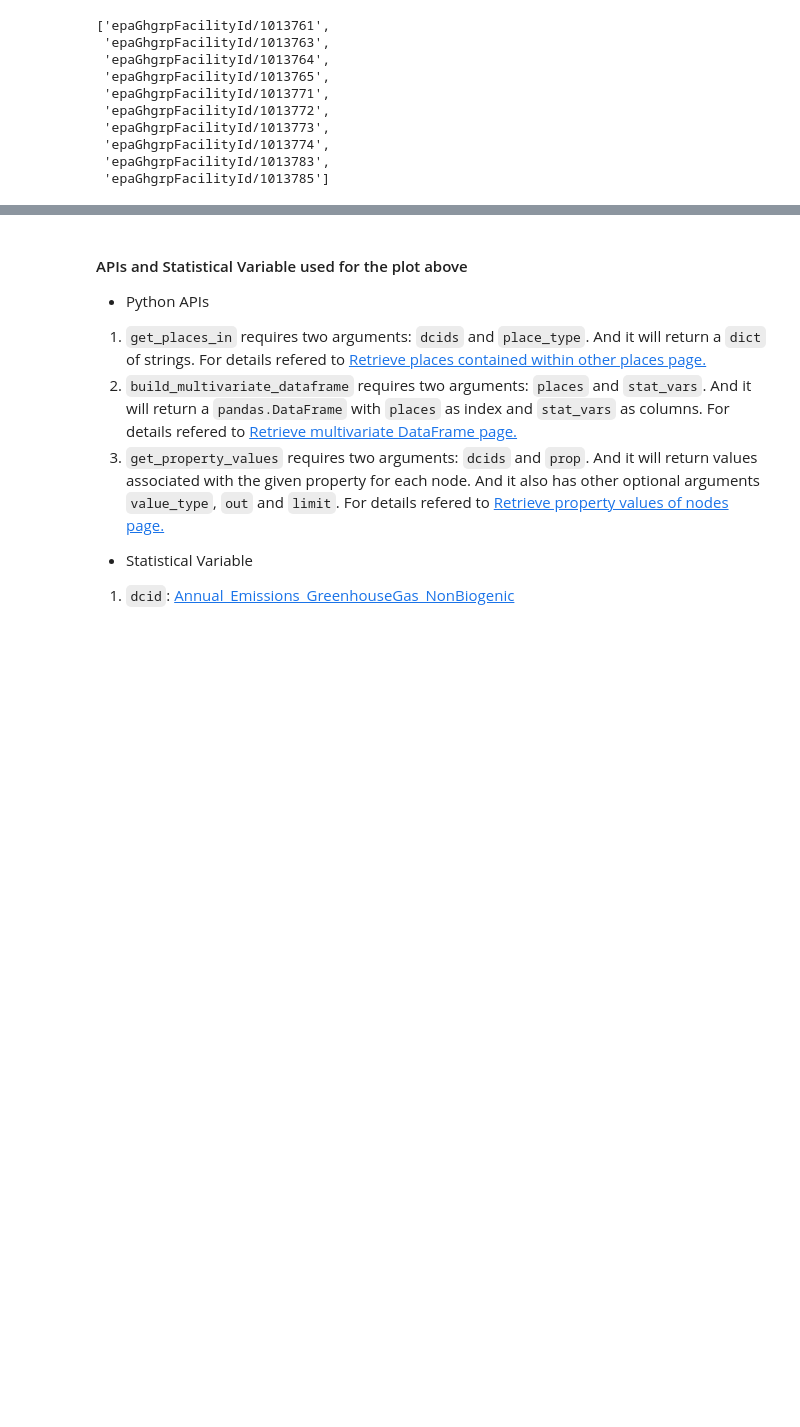
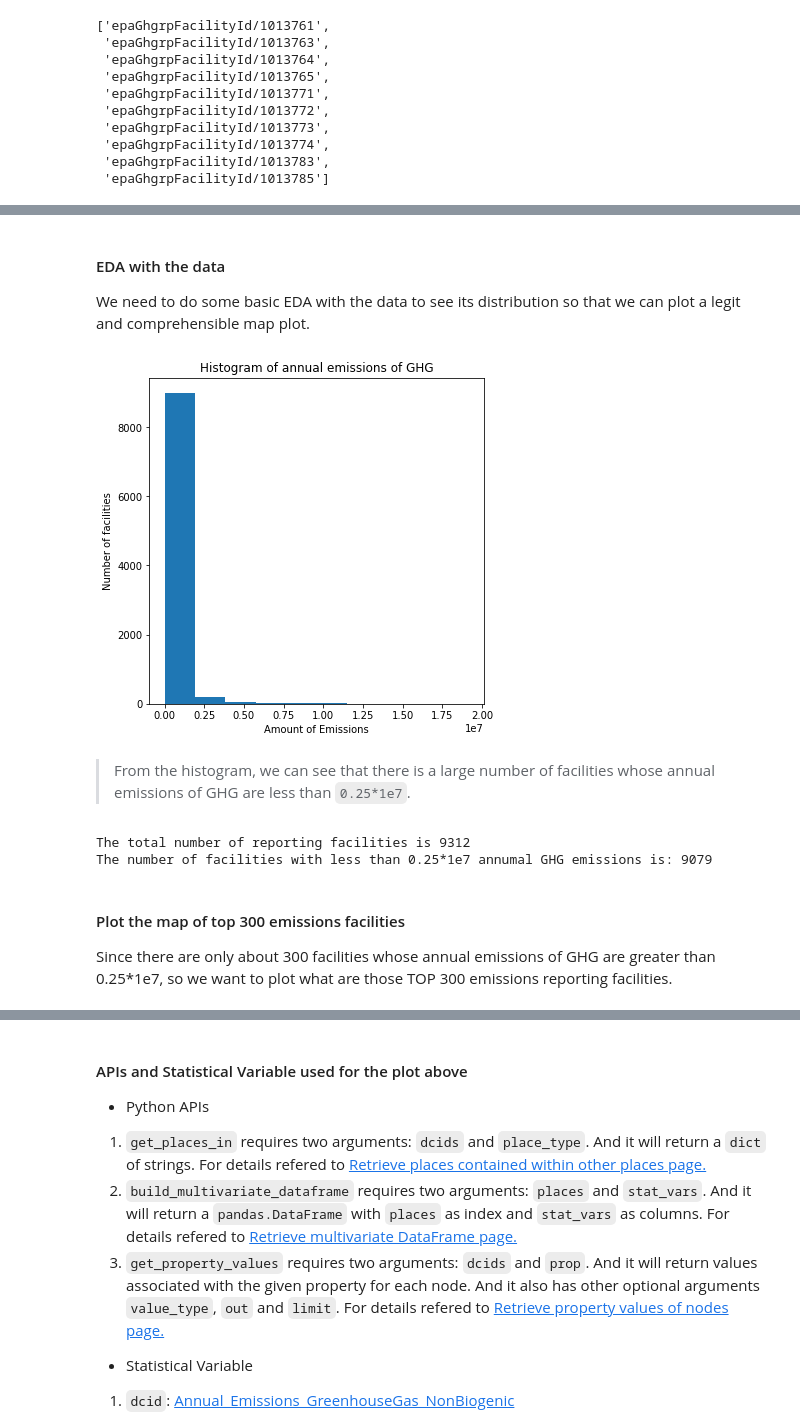
Before and after one commit to energydatalab/Data-Commons, a Jupyter notebook: Data_Commons_Case_Study.ipynb, the cells around one changed output, grey strips where cells are left out. Cells and saved outputs as stored; diff of their text form; code cells hidden in the pictures; blank space fills up the shorter version.

```diff
--- a/Data_Commons_Case_Study.ipynb
+++ b/Data_Commons_Case_Study.ipynb
@@ -101,0 +104,17 @@ df_facilities.sample(10)
+# %% [markdown]
+#### EDA with the data
+We need to do some basic EDA with the data to see its distribution so that we can plot a legit and comprehensible map plot.
+# %%
+# import needed functions
+import matplotlib.pyplot as plt
+import numpy as np
+
+# Initialize layout
+fig, ax = plt.subplots(figsize = (6, 6))
+
+# Make histogram
+ax.hist(df_facilities['Annual_Emissions_GreenhouseGas_NonBiogenic'])
+ax.set(title='Histogram of annual emissions of GHG', xlabel='Amount of Emissions',
+       ylabel='Number of facilities');
+# %% [output]
+[figure, added]
@@ -102,3 +137,16 @@ df_facilities.sample(10)
+# %% [markdown]
+> From the histogram, we can see that there is a large number of facilities whose annual emissions of GHG are less than `0.25*1e7`.
+# %%
+# Figure out the exact number of facilities whose emissions are less than 0.25*1e7
+tmp = df_facilities[df_facilities['Annual_Emissions_GreenhouseGas_NonBiogenic'] < 0.25*1e7]
+print(f"The total number of reporting facilities is {len(df_facilities)}")
+print(f"The number of facilities with less than 0.25*1e7 annumal GHG emissions is: {len(tmp)}")
+# %% [output]
+The total number of reporting facilities is 9312
+The number of facilities with less than 0.25*1e7 annumal GHG emissions is: 9079
+# %% [markdown]
+#### Plot the map of top 300 emissions facilities
+Since there are only about 300 facilities whose annual emissions of GHG are greater than 0.25*1e7, so we want to plot what are those TOP 300 emissions reporting facilities.
 # %%
 # Plot on map
 import plotly.graph_objects as go
```
Also changed, not shown: parts of 22 cells of this notebook.
